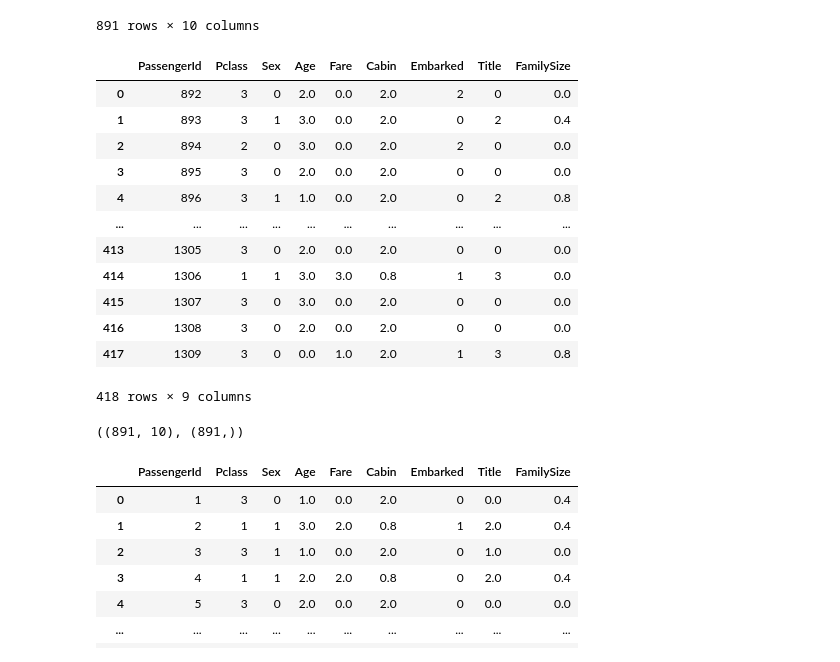
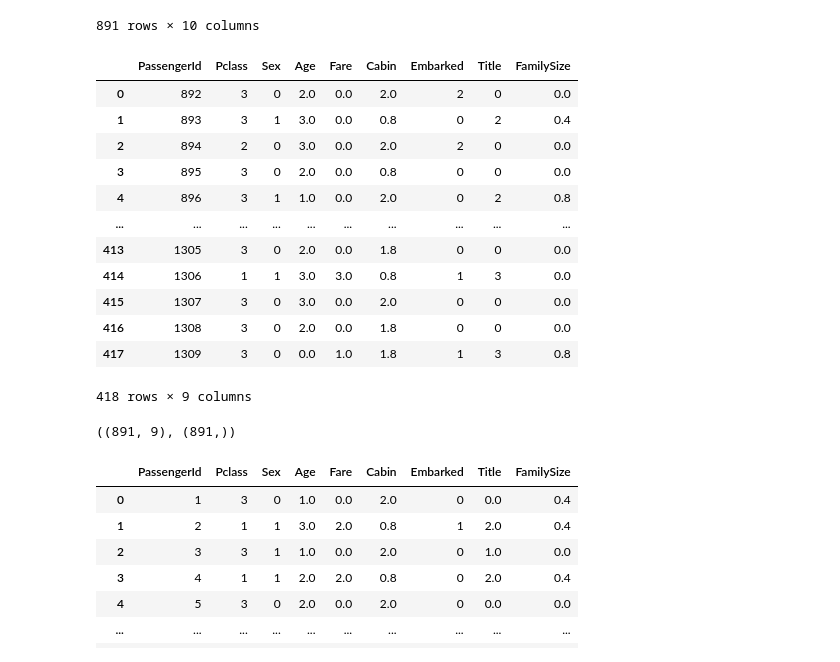
Before and after one commit to HoJ00n2/kaggle-titanic, a Jupyter notebook: my-solution.ipynb, the cells around one changed output. Saved outputs shown, nothing was run; the diff lists cells and outputs as text; code cells hidden in the pictures.

```diff
--- a/my-solution.ipynb
+++ b/my-solution.ipynb
@@ -298,9 +300,11 @@ train_dataset.head(100) # Age에 NaN이 은근 보임 이것을 채우자 어떤
 # Nan 값이 있을 때 각 Title 별로 묶어서 (Mr, Miss, Mrs)
 
 # 각 Title 별 Age를 구하고 그것의 median으로 Nan 값들을 채워라
-# train_dataset.fillna(train_dataset.groupby('Title')["Age"].transform("median"), inplace=True)
-# test_dataset.fillna(test_dataset.groupby("Title")["Age"].transform("median"), inplace=True)
+# train.fillna(train.groupby('Title')["Age"].transform("median"), inplace=False)
+# test.fillna(test.groupby("Title")["Age"].transform("median"), inplace=False)
 
 # fillna의 결과를 명시적으로 Age 열에 할당 >> 위의 방식보단 이걸로 하면 다 채워짐
-train_dataset['Age'] = train_dataset['Age'].fillna(train_dataset.groupby('Title')['Age'].transform("median"))
-test_dataset['Age'] = test_dataset['Age'].fillna(test_dataset.groupby('Title')['Age'].transform("median"))
+train['Age'] = train['Age'].fillna(train.groupby('Title')['Age'].transform("median"))
+test['Age'] = test['Age'].fillna(test.groupby('Title')['Age'].transform("median"))
+
+train.head()
@@ -431,7 +463,10 @@ memory usage: 83.7+ KB
 # %%
 # 티켓 가격(Fare)에 대해서 분류
 # 티켓 가격은 PClass와 상관관계가 있을것이므로, pclass 마다의 평균값으로 결측치를 메꿈
-# pclass는 결측치가 없었음 >> 근데 Fare도 결측치는 없는데?
-train_dataset["Fare"].fillna(train_dataset.groupby("Pclass")["Fare"].transform("median"), inplace=True)
-test_dataset["Fare"].fillna(test_dataset.groupby("Pclass")["Fare"].transform("median"), inplace=True)
+# 근데 Fare도 결측치는 없는데? >> test만 있긴 함함
+
+# train["Fare"].fillna(train.groupby("Pclass")["Fare"].transform("median"), inplace=True)
+test["Fare"].fillna(test.groupby("Pclass")["Fare"].transform("median"), inplace=True)
+
+test.info() # Fare 1개의 결측치 채워졌음
 # %% [output]
@@ -541,6 +590,11 @@ train_dataset.head()
 # 우선 매핑을 통해 str -> numeric으로 변환까진 했는데,
 # 이제 Nan값은 어떻게 채울까?
 # Cabin은 Pclass와 상당히 상관관계가 있으므로 Pclass로 구분지어 중간값 삽입
-train_dataset["Cabin"].fillna(train_dataset.groupby("Pclass")["Cabin"].transform("median"), inplace=True)
-test_dataset["Cabin"].fillna(test_dataset.groupby("Pclass")["Cabin"].transform("median"), inplace=True)
+# train["Cabin"].fillna(train.groupby("Pclass")["Cabin"].transform("median"), inplace=True)
+# test["Cabin"].fillna(test.groupby("Pclass")["Cabin"].transform("median"), inplace=True)
+
+train["Cabin"] = train["Cabin"].fillna(train.groupby("Pclass")["Cabin"].transform("median"))
+test["Cabin"] = test["Cabin"].fillna(train.groupby("Pclass")["Cabin"].transform("median"))
+
+train.isna().sum(), test.isna().sum() # 이제 Title 빼고 결측치는 채워짐
 # %% [output]
@@ -559,5 +618,5 @@ For example, when doing 'df[col].method(value, inplace=True)', try using 'df.met
 # %%
 # 같이온 사람 여부 (사촌, 가족 등..)
-train_dataset["FamilySize"] = train_dataset["SibSp"] + train_dataset["Parch"] + 1 # 새로운 FamilySize field 생성 (여기엔 동반자 모두 카운트)
-test_dataset["FamilySize"] = test_dataset["SibSp"] + test_dataset["Parch"] + 1 # + 1은 자기 자신
+train["FamilySize"] = train["SibSp"] + train["Parch"] + 1 # 새로운 FamilySize field 생성 (여기엔 동반자 모두 카운트)
+test["FamilySize"] = test["SibSp"] + test["Parch"] + 1 # + 1은 자기 자신
 # %%
@@ -618,33 +677,35 @@ train_dataset
 | 890 | 891 | 0 | 3 | 0 | 2.0 | 0.0 | 2.0 | 2 | 0.0 | 0.0 |
 891 rows × 10 columns
 # %%
-test_dataset.drop(["SibSp", "Parch", "Ticket"], axis=1, inplace=True) # inplace=True 설정해서 바로 df에 적용
+test.drop(["SibSp", "Parch", "Ticket"], axis=1, inplace=True) # inplace=True 설정해서 바로 df에 적용
 
-test_dataset
+test
 # %% [output]
 |  | PassengerId | Pclass | Sex | Age | Fare | Cabin | Embarked | Title | FamilySize |
 | 0 | 892 | 3 | 0 | 2.0 | 0.0 | 2.0 | 2 | 0 | 0.0 |
-| 1 | 893 | 3 | 1 | 3.0 | 0.0 | 2.0 | 0 | 2 | 0.4 |
+| 1 | 893 | 3 | 1 | 3.0 | 0.0 | 0.8 | 0 | 2 | 0.4 |
 | 2 | 894 | 2 | 0 | 3.0 | 0.0 | 2.0 | 2 | 0 | 0.0 |
-| 3 | 895 | 3 | 0 | 2.0 | 0.0 | 2.0 | 0 | 0 | 0.0 |
+| 3 | 895 | 3 | 0 | 2.0 | 0.0 | 0.8 | 0 | 0 | 0.0 |
 | 4 | 896 | 3 | 1 | 1.0 | 0.0 | 2.0 | 0 | 2 | 0.8 |
 | ... | ... | ... | ... | ... | ... | ... | ... | ... | ... |
-| 413 | 1305 | 3 | 0 | 2.0 | 0.0 | 2.0 | 0 | 0 | 0.0 |
+| 413 | 1305 | 3 | 0 | 2.0 | 0.0 | 1.8 | 0 | 0 | 0.0 |
 | 414 | 1306 | 1 | 1 | 3.0 | 3.0 | 0.8 | 1 | 3 | 0.0 |
 | 415 | 1307 | 3 | 0 | 3.0 | 0.0 | 2.0 | 0 | 0 | 0.0 |
-| 416 | 1308 | 3 | 0 | 2.0 | 0.0 | 2.0 | 0 | 0 | 0.0 |
-| 417 | 1309 | 3 | 0 | 0.0 | 1.0 | 2.0 | 1 | 3 | 0.8 |
+| 416 | 1308 | 3 | 0 | 2.0 | 0.0 | 1.8 | 0 | 0 | 0.0 |
+| 417 | 1309 | 3 | 0 | 0.0 | 1.0 | 1.8 | 1 | 3 | 0.8 |
 418 rows × 9 columns
 # %%
 # train_dataset = train_dataset.drop(["PassengerId"], axis=1)
-# train_dataset
-train = train_dataset.drop("Survived", axis=1)
-# train
-target = train_dataset["Survived"]
+# train_dataset엔 survived 빼주기
+# 왜 굳이 이렇게 분리하냐면 이후 train으론 fit을 할거라서..
+train_dataset = train.drop("Survived", axis=1)
 
-train.shape, target.shape
+# label만 따로 target에 빼 줌 >> target은 정답지로 모델링에 활용됨
+target = train["Survived"]
+
+train_dataset.shape, target.shape
 # %% [output]
-((891, 10), (891,))
+((891, 9), (891,))
 # %%
 # 이렇게 함으로써 모든 정보가 숫자로 바뀐 dataframe이 생성됨!
 # 이제 이것으로 모델학습을 시킬 것임
```
Also changed, not shown: parts of 62 cells of this notebook, 3 other files.
